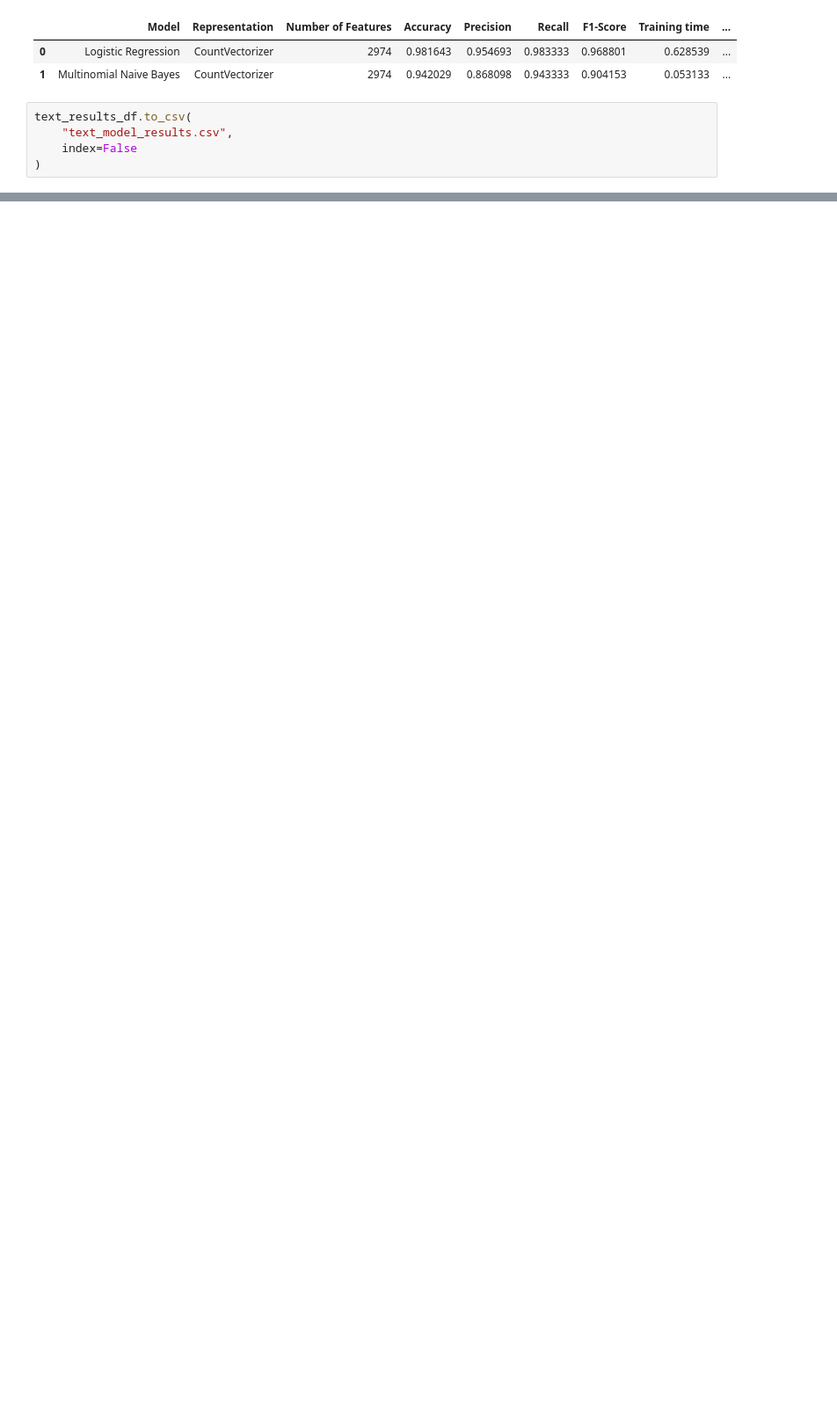
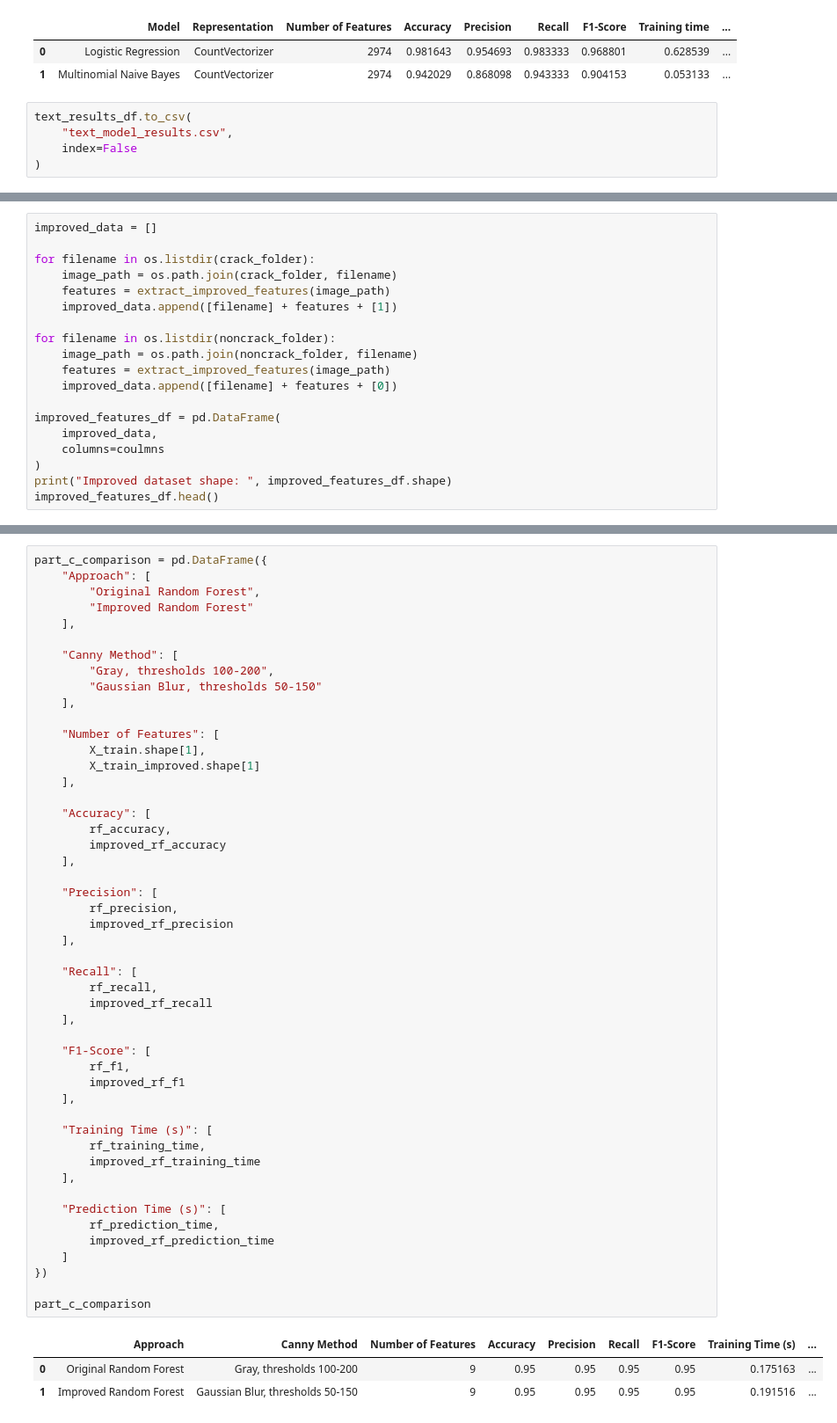
Before and after one commit to chokshihet/202618035_HetChokshi_DS605, a Jupyter notebook: 202618035_lab_6/code.ipynb, the cells around one changed output, grey strips where cells are left out. Shown at 88% size. Cells and saved outputs as stored; diff of their text form; blank space fills up the shorter version.

```diff
--- a/202618035_lab_6/code.ipynb
+++ b/202618035_lab_6/code.ipynb
@@ -754,0 +814,19 @@ text_results_df.to_csv(
+# %%
+improved_data = []
+
+for filename in os.listdir(crack_folder):
+    image_path = os.path.join(crack_folder, filename)
+    features = extract_improved_features(image_path)
+    improved_data.append([filename] + features + [1])
+
+for filename in os.listdir(noncrack_folder):
+    image_path = os.path.join(noncrack_folder, filename)
+    features = extract_improved_features(image_path)
+    improved_data.append([filename] + features + [0])
+
+improved_features_df = pd.DataFrame(
+    improved_data,
+    columns=coulmns
+)
+print("Improved dataset shape: ", improved_features_df.shape)
+improved_features_df.head()
@@ -754,0 +906,53 @@ text_results_df.to_csv(
+# %%
+part_c_comparison = pd.DataFrame({
+    "Approach": [
+        "Original Random Forest",
+        "Improved Random Forest"
+    ],
+
+    "Canny Method": [
+        "Gray, thresholds 100-200",
+        "Gaussian Blur, thresholds 50-150"
+    ],
+
+    "Number of Features": [
+        X_train.shape[1],
+        X_train_improved.shape[1]
+    ],
+
+    "Accuracy": [
+        rf_accuracy,
+        improved_rf_accuracy
+    ],
+
+    "Precision": [
+        rf_precision,
+        improved_rf_precision
+    ],
+
+    "Recall": [
+        rf_recall,
+        improved_rf_recall
+    ],
+
+    "F1-Score": [
+        rf_f1,
+        improved_rf_f1
+    ],
+
+    "Training Time (s)": [
+        rf_training_time,
+        improved_rf_training_time
+    ],
+
+    "Prediction Time (s)": [
+        rf_prediction_time,
+        improved_rf_prediction_time
+    ]
+})
+
+part_c_comparison
+# %% [output]
+|  | Approach | Canny Method | Number of Features | Accuracy | Precision | Recall | F1-Score | Training Time (s) | ... |
+| 0 | Original Random Forest | Gray, thresholds 100-200 | 9 | 0.95 | 0.95 | 0.95 | 0.95 | 0.175163 | ... |
+| 1 | Improved Random Forest | Gaussian Blur, thresholds 50-150 | 9 | 0.95 | 0.95 | 0.95 | 0.95 | 0.191516 | ... |
```
Also changed, not shown: parts of 9 cells of this notebook, 1 other file.
